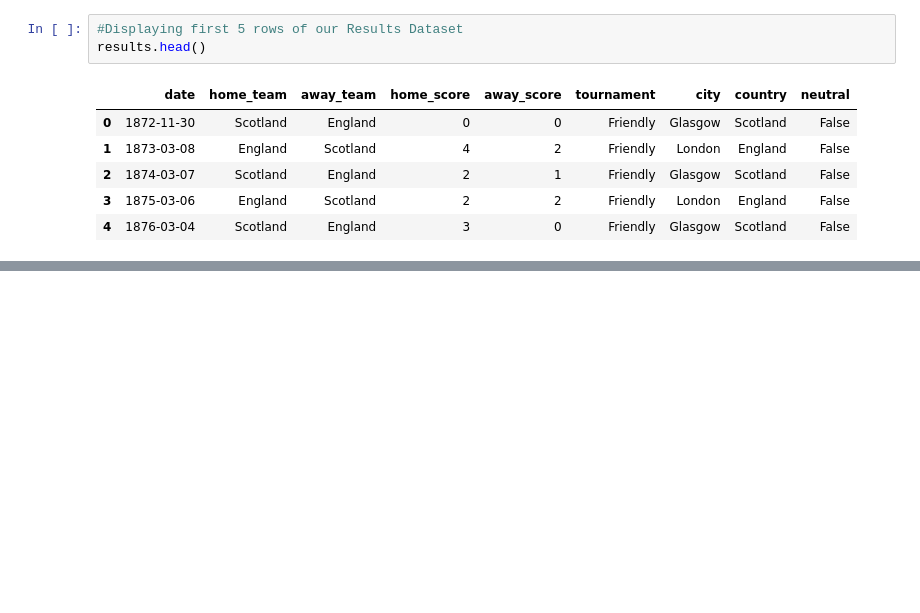
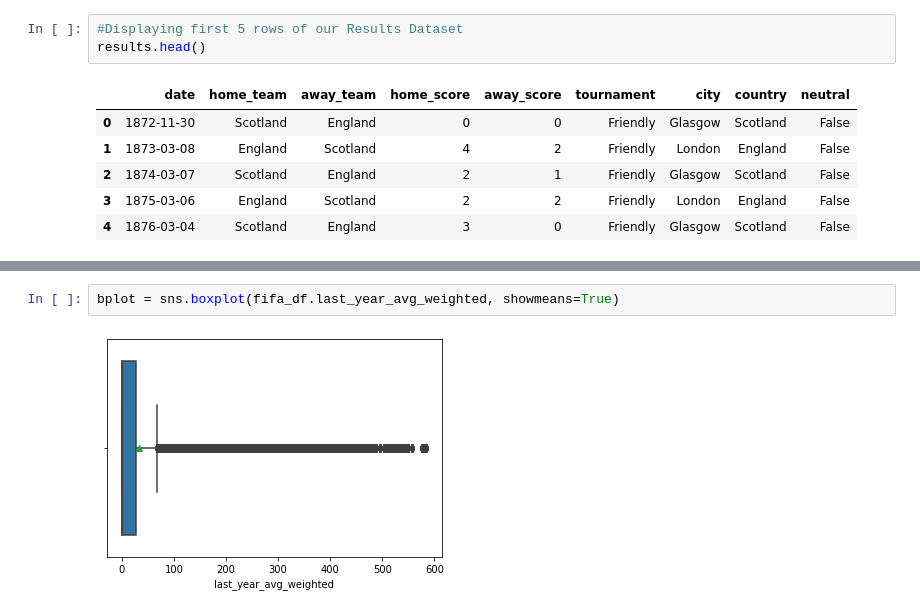
Before and after one commit to Obreintelly/Mchezo_Pesa_Football_Prediction_Analysis, a Jupyter notebook: Mchezo_Pesa_Football_Results_Prediction.ipynb, the cells around one changed output, grey strips where cells are left out. Cells and saved outputs as stored; diff of their text form; blank space fills up the shorter version.

```diff
--- a/Mchezo_Pesa_Football_Results_Prediction.ipynb
+++ b/Mchezo_Pesa_Football_Results_Prediction.ipynb
@@ -113,0 +347,4 @@ Fifa Results Dataset has: 40839 Rows, 9 Columns
+# %%
+bplot = sns.boxplot(fifa_df.last_year_avg_weighted, showmeans=True)
+# %% [output]
+[figure, added]
```
Also changed, not shown: parts of 33 cells of this notebook.
